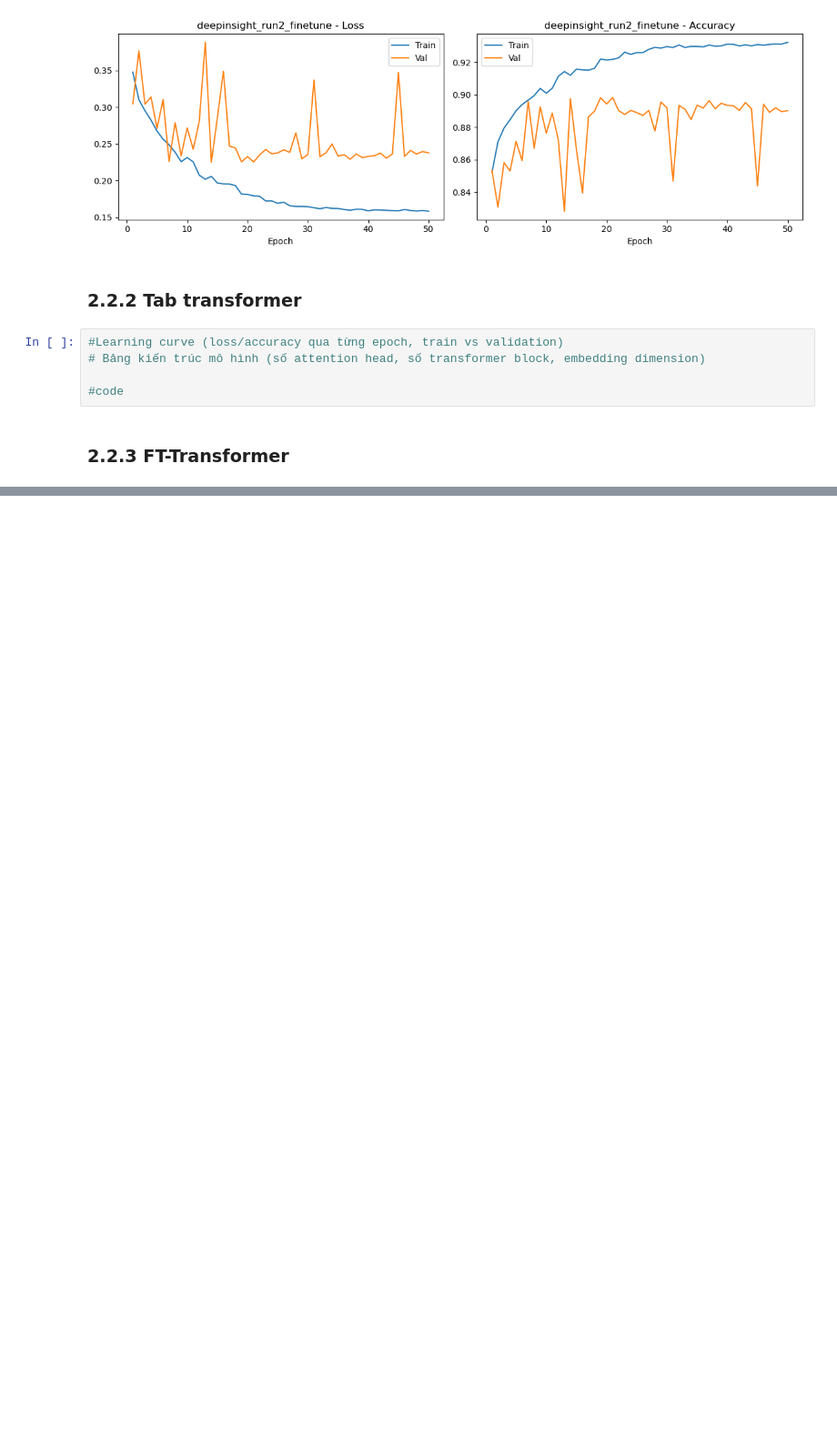
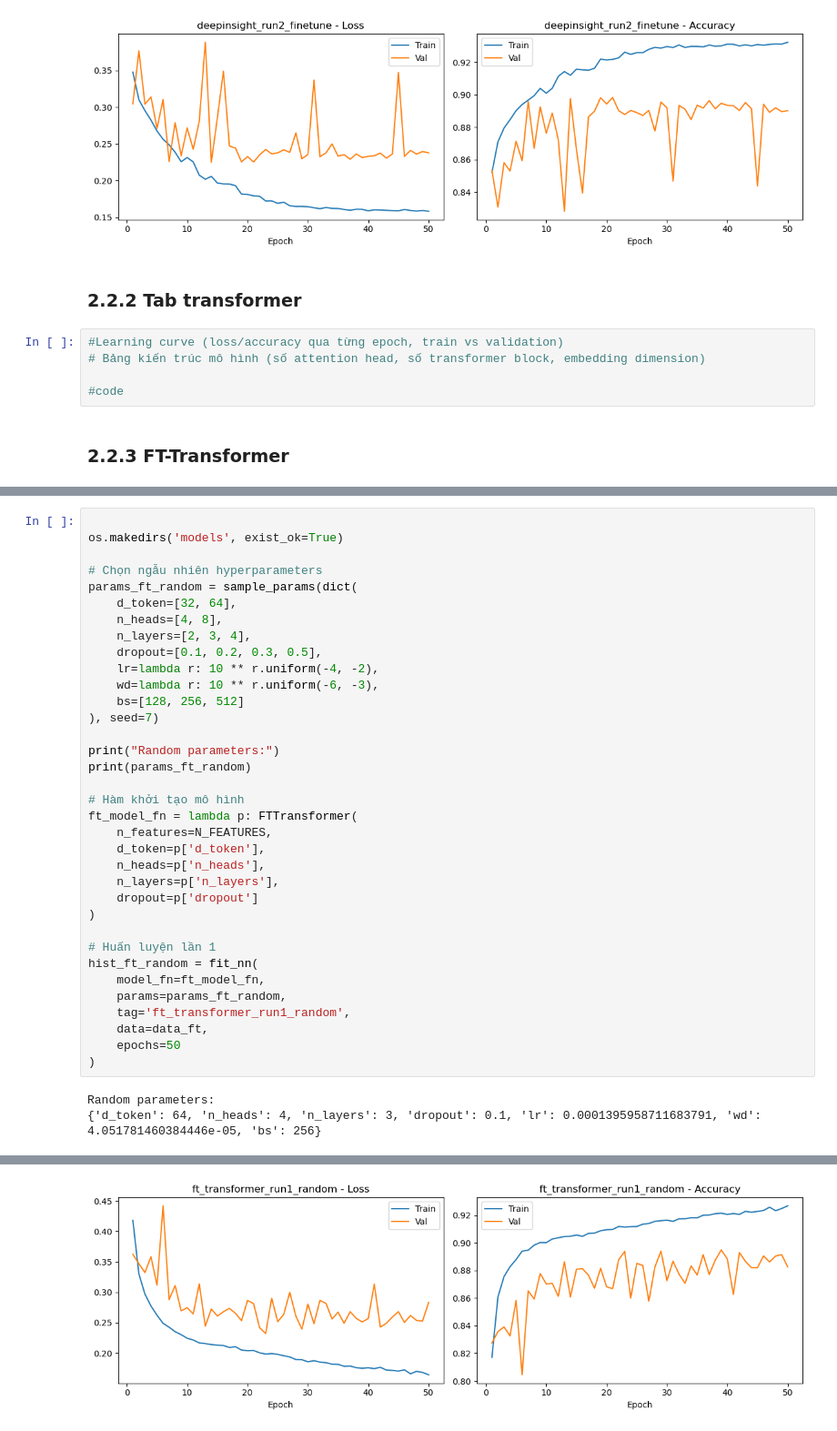
Before and after one commit to HocNguyen0605/DataMining_Nhom09, a Jupyter notebook: datamining-project.ipynb, the cells around one changed output, grey strips where cells are left out. Shown at 91% size. Saved outputs shown, nothing was run; the diff lists cells and outputs as text; blank space fills up the shorter version.

Commit message:
thuong FT transformer random param va fine tune

```diff
--- a/datamining-project.ipynb
+++ b/datamining-project.ipynb
@@ -1317,0 +1447,38 @@ hist_ft = fit_nn(model_fn, params_ft, 'deepinsight_run2_finetune', data)
+# %%
+
+os.makedirs('models', exist_ok=True)
+
+# Chọn ngẫu nhiên hyperparameters
+params_ft_random = sample_params(dict(
+    d_token=[32, 64],
+    n_heads=[4, 8],
+    n_layers=[2, 3, 4],
+    dropout=[0.1, 0.2, 0.3, 0.5],
+    lr=lambda r: 10 ** r.uniform(-4, -2),
+    wd=lambda r: 10 ** r.uniform(-6, -3),
+    bs=[128, 256, 512]
+), seed=7)
+
+print("Random parameters:")
+print(params_ft_random)
+
+# Hàm khởi tạo mô hình
+ft_model_fn = lambda p: FTTransformer(
+    n_features=N_FEATURES,
+    d_token=p['d_token'],
+    n_heads=p['n_heads'],
+    n_layers=p['n_layers'],
+    dropout=p['dropout']
+)
+
+# Huấn luyện lần 1
+hist_ft_random = fit_nn(
+    model_fn=ft_model_fn,
+    params=params_ft_random,
+    tag='ft_transformer_run1_random',
+    data=data_ft,
+    epochs=50
+)
+# %% [output]
+Random parameters:
+{'d_token': 64, 'n_heads': 4, 'n_layers': 3, 'dropout': 0.1, 'lr': 0.0001395958711683791, 'wd': 4.051781460384446e-05, 'bs': 256}
@@ -1318,3 +1502,4 @@ hist_ft = fit_nn(model_fn, params_ft, 'deepinsight_run2_finetune', data)
+[figure, added]
 # %%
 #Learning curve (loss/accuracy qua từng epoch, train vs validation)
 # Bảng kiến trúc mô hình (số attention head, số transformer block, embedding dimension)
```
Also changed, not shown: parts of 5 cells of this notebook, 6 other files.
